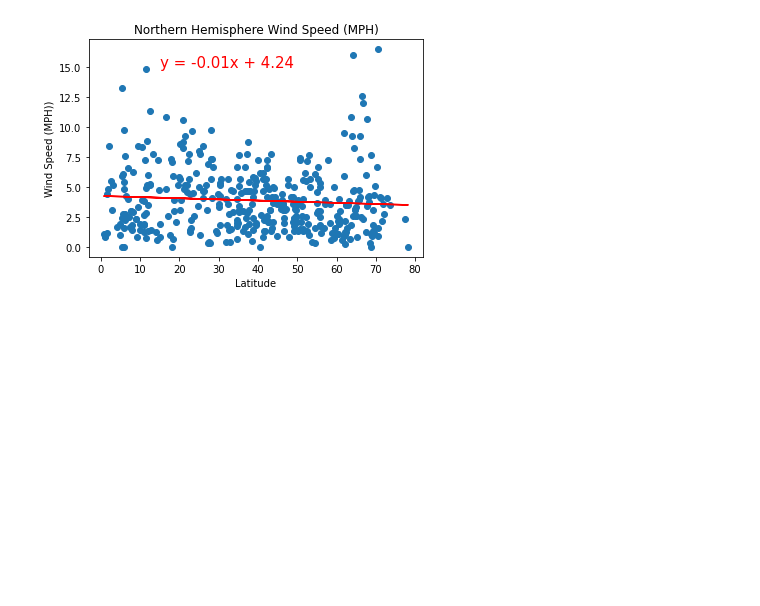
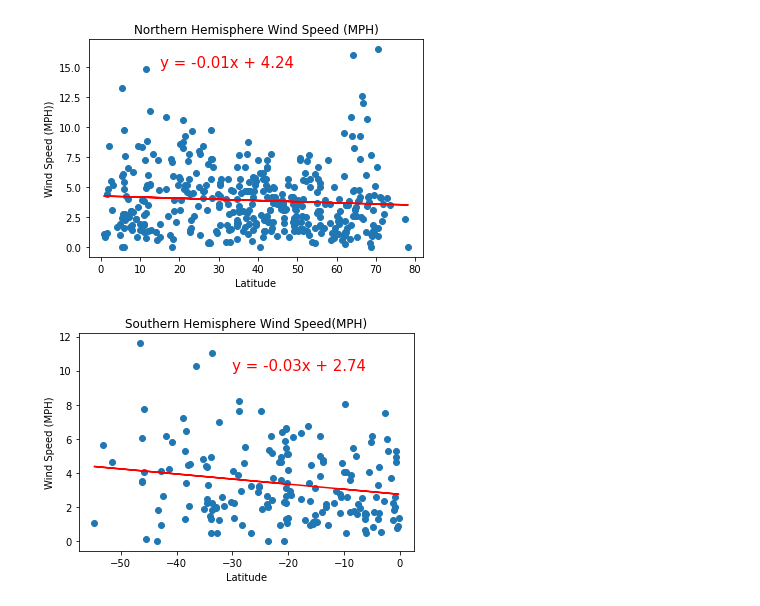
Before and after one commit to jnels4/world_weather_analysis, a Jupyter notebook: WeatherPy.ipynb, the cells around one changed output. Cells and saved outputs as stored; diff of their text form; code cells hidden in the pictures; blank space fills up the shorter version.

Commit message:
added heat maps with hotels for vacationPy, added regression analysis for weatherpy

```diff
--- a/WeatherPy.ipynb
+++ b/WeatherPy.ipynb
@@ -335,0 +334,4 @@ plotLinearRegression(northernHemiDf['Lat'],northernHemiDf['Max Temp'],'NH Temper
+# %%
+plotLinearRegression(southernHemiDf['Lat'],southernHemiDf['Wind Speed'],'Southern Hemisphere Wind Speed(MPH)','Wind Speed (MPH)',(-30,10))
+# %% [output]
+[figure, added]
```
Also changed, not shown: parts of 1 cell of this notebook, 1 other file.
